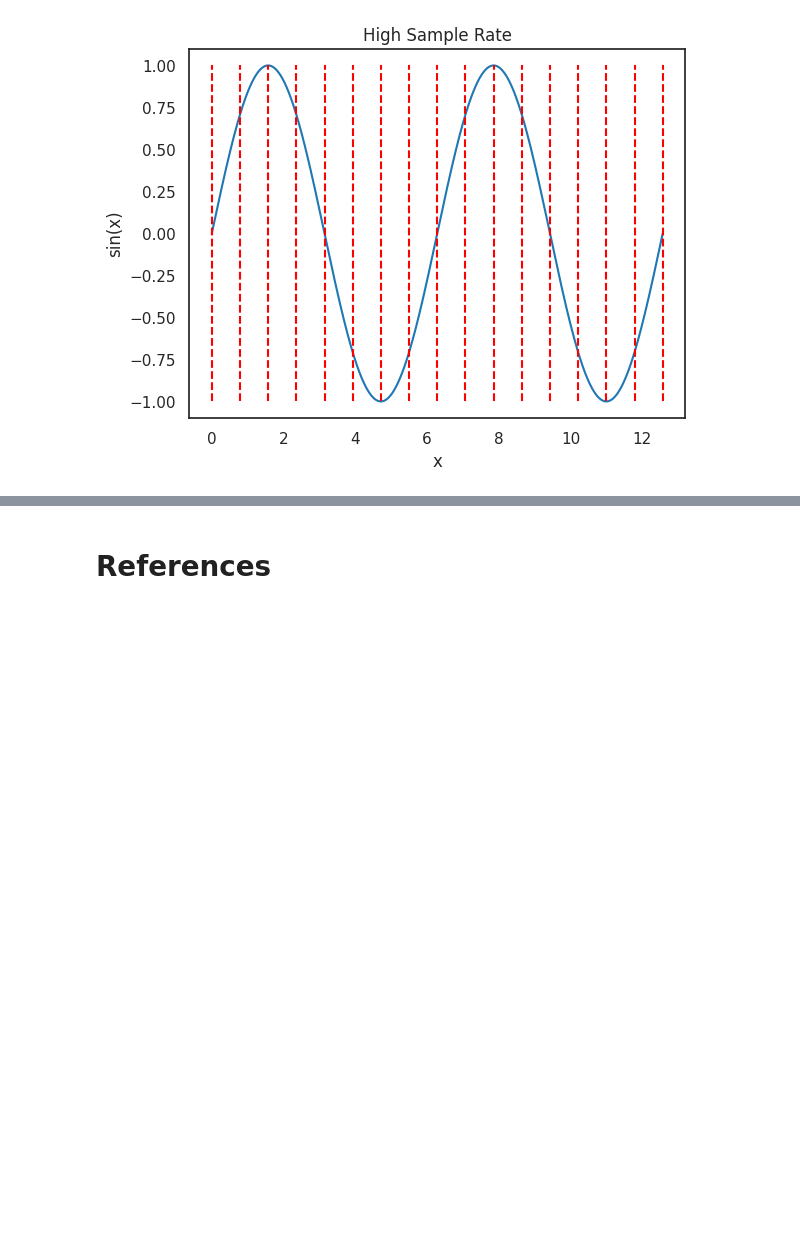
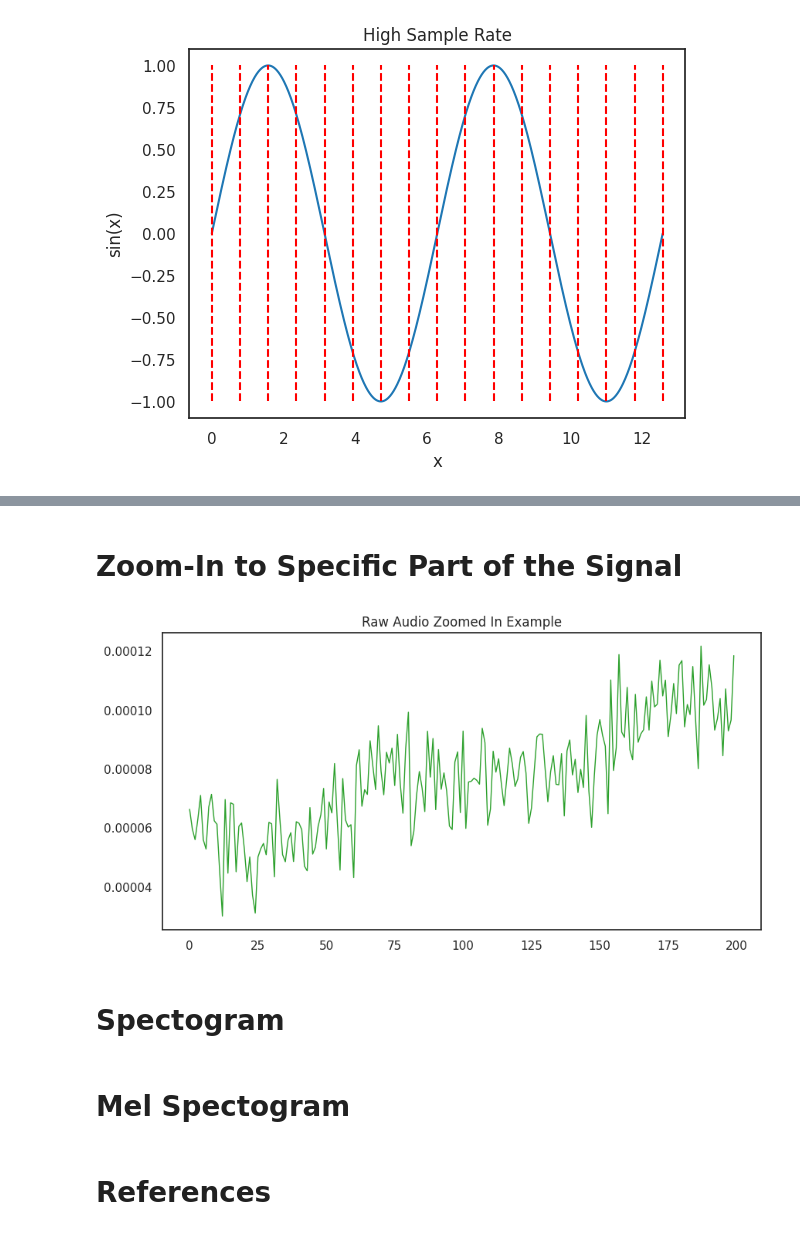
Before and after one commit to mehedihasanbijoy/PyTorch-Speech-Processing, a Jupyter notebook: Data Preprocessing/Data_Preprocessing_00.ipynb, the cells around one changed output, grey strips where cells are left out. Cells and saved outputs as stored; diff of their text form; code cells hidden in the pictures; blank space fills up the shorter version.

```diff
--- a/Data Preprocessing/Data_Preprocessing_00.ipynb
+++ b/Data Preprocessing/Data_Preprocessing_00.ipynb
@@ -273,3 +313,14 @@ plt.show()
+# %% [markdown]
+# Zoom-In to Specific Part of the Signal
+# %%
+pd.Series(y[2000:2200]).plot(figsize=(10, 5), lw=1, title='Raw Audio Zoomed In Example', color=color_pal[2])
+plt.show()
+# %% [output]
+[figure, added]
+# %% [markdown]
+# Spectogram
+# %% [markdown]
+# Mel Spectogram
 # %% [markdown]
 # References
 # %% [markdown]
```
Also changed, not shown: parts of 7 cells of this notebook.
